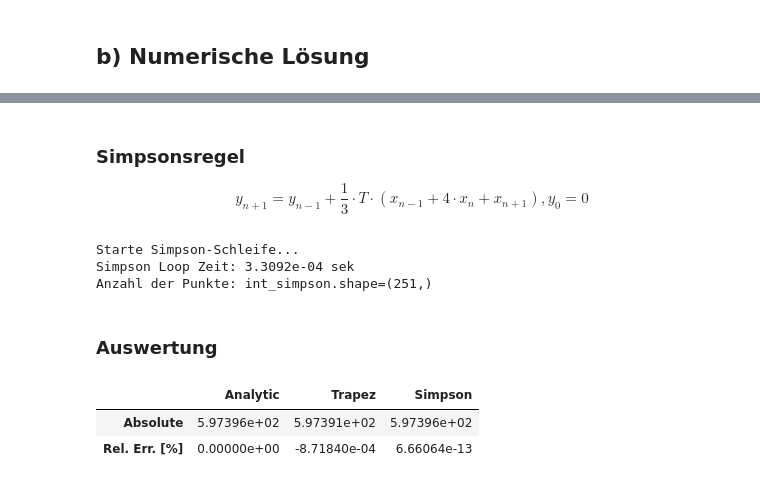
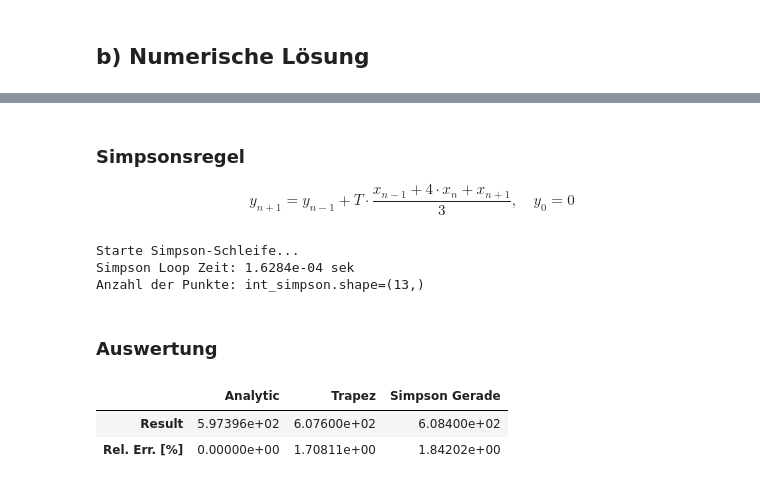
Before and after one commit to AGBV/DigiSiv, a Jupyter notebook: exercise09/M16.ipynb, the cells around one changed output, grey strips where cells are left out. Drawn from its saved outputs; the diff is of its cells as text; code cells hidden in the pictures.

```diff
--- a/exercise09/M16.ipynb
+++ b/exercise09/M16.ipynb
@@ -13,7 +23,7 @@ t_bounds = np.array([-5, 20])
 
 # Berechnung der Stammfunktion an den Grenzen
 # Hinweis: In Python ** für Potenz verwenden, nicht ^
-int_vals = 5*t_bounds - 0.65*t_bounds**2 + (1/3)*t_bounds**3 - 0.0125*t_bounds**4
+int_vals = y_int(t_bounds)
 
 # Hauptsatz der Integralrechnung: F(b) - F(a)
 # int_vals[1] ist Obergrenze, int_vals[0] ist Untergrenze
@@ -26,14 +36,14 @@ Analytisches Ergebnis: 597.3958333333331
 ## b) Numerische Lösung
 # %%
 # Schrittweite
-T = 0.1
+T = 2
 
 # Diskreter Zeitvektor
 # np.arange schließt den Endwert aus, daher +T/100 als kleiner Puffer
-t = np.arange(-5, 20 + T/2, T)
+t = np.arange(t_bounds[0], t_bounds[1] + T/2, T)
 
 # Diskrete Folge
-x = 5 - 1.3*t + t**2 - 0.05*t**3
+x = y_func(t)
 
 print(f"Anzahl der Punkte: {t.shape=} {x.shape=}")
 # %% [output]
@@ -64,53 +74,52 @@ Anzahl der Punkte: int_trapez.shape=(251,)
 # %% [markdown]
 ### Simpsonsregel
-$$ y_{n+1} = y_{n-1} + \frac{1}{3} \cdot T \cdot (x_{n-1} + 4 \cdot x_n + x_{n+1}), y_0 = 0 $$
+$$ y_{n+1} = y_{n-1} + T \cdot \frac{x_{n-1} + 4 \cdot x_n + x_{n+1}}{3}, \quad y_0 = 0 $$
 # %%
-# Initialisierung
-
 print("Starte Simpson-Schleife...")
 start_time = time.time()
 
+int_simpson = np.zeros(x.size)
+int_simpson[1] = T * (x[0] + x[1]) / 2
+for k in range(2, x.size):
+    int_simpson[k] = int_simpson[k-2] + (T/3) * (x[k-2] + 4*x[k-1] + x[k])
+
+# local_areas = (T/3) * (x[:-2] + 4*x[1:-1] + x[2:])
+
+# int_even = np.cumsum(local_areas[::2])
+# int_odd  = np.cumsum(local_areas[1::2])
+
 # int_simpson = np.zeros(len(x))
-# for k in range(2, len(x)):
-#     int_simpson[k] = int_simpson[k-2] + (T/3) * (x[k-2] + 4*x[k-1] + x[k])
-
-local_areas = (T/3) * (x[:-2] + 4*x[1:-1] + x[2:])
-
-int_even = np.cumsum(local_areas[::2])
-int_odd  = np.cumsum(local_areas[1::2])
-
-int_simpson = np.zeros(len(x))
-int_simpson[2::2] = int_even
-int_simpson[3::2] = int_odd[:len(int_simpson_vec[3::2])]
+# int_simpson[2::2] = int_even
+# int_simpson[3::2] = int_odd[:len(int_simpson[3::2])]
 
 end_time = time.time()
 print(f"Simpson Loop Zeit: {end_time - start_time:.4e} sek")
 print(f"Anzahl der Punkte: {int_simpson.shape=}")
 # %% [output]
 Starte Simpson-Schleife...
-Simpson Loop Zeit: 3.3092e-04 sek
-Anzahl der Punkte: int_simpson.shape=(251,)
+Simpson Loop Zeit: 1.6284e-04 sek
+Anzahl der Punkte: int_simpson.shape=(13,)
 # %% [markdown]
 ### Auswertung
 # %%
 import pandas as pd
 
-err_trapez = (int_trapez[-1] - int_analytic) / int_analytic * 100
+err_trapez  = (int_trapez[-1]  - int_analytic) / int_analytic * 100
 err_simpson = (int_simpson[-1] - int_analytic) / int_analytic * 100
 
 data = {
-    'Analytic': [int_analytic, 0.0],
-    'Trapez':   [int_trapez[-1], err_trapez],
-    'Simpson':  [int_simpson[-1], err_simpson]
+    'Analytic':        [int_analytic, 0.0],
+    'Trapez':          [int_trapez[-1], err_trapez],
+    'Simpson Gerade':  [int_simpson[-1], err_simpson]
 }
 
-df = pd.DataFrame(data, index=['Absolute', 'Rel. Err. [%]'])
+df = pd.DataFrame(data, index=['Result', 'Rel. Err. [%]'])
 
 df.style.format("{:.5e}")
 # %% [output]
-|  | Analytic | Trapez | Simpson |
-| Absolute | 5.97396e+02 | 5.97391e+02 | 5.97396e+02 |
-| Rel. Err. [%] | 0.00000e+00 | -8.71840e-04 | 6.66064e-13 |
+|  | Analytic | Trapez | Simpson Gerade |
+| Result | 5.97396e+02 | 6.07600e+02 | 6.08400e+02 |
+| Rel. Err. [%] | 0.00000e+00 | 1.70811e+00 | 1.84202e+00 |
 # %%
 import plotly.graph_objects as go
 from plotly.subplots import make_subplots
```
Also changed, not shown: parts of 7 cells of this notebook, 1 other file.
